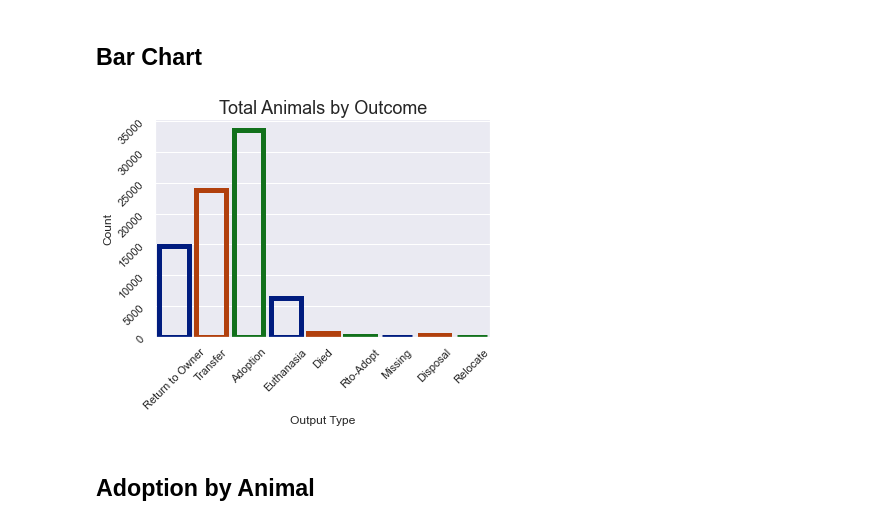
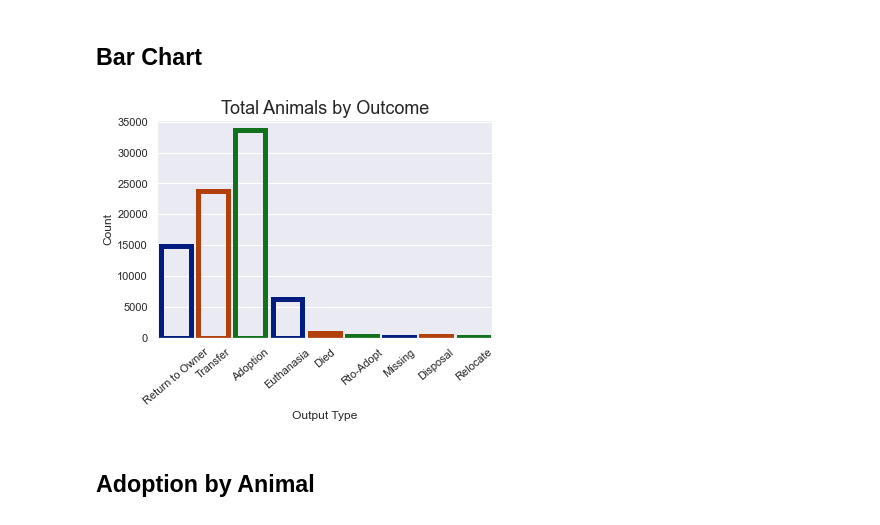
Before and after one commit to hookjamesa/austin_animal_shelter_analysis, a Jupyter notebook: visual_analysis.ipynb, the cells around one changed output. Drawn from its saved outputs; the diff is of its cells as text; code cells hidden in the pictures.

```diff
--- a/visual_analysis.ipynb
+++ b/visual_analysis.ipynb
@@ -90,7 +90,7 @@ dtype: int64
 # Filtering
 df = new_df.filter(["animal_type", "age_upon_outcome", "outcome_type", "sex_upon_outcome", "age_upon_outcome_years",
                     "age_upon_intake_years", "outcome_weekday", "intake_condition", "intake_type",
-                     "time_in_shelter_days"])
+                     "time_in_shelter_days", "outcome_month"])
 df.head()
 # %% [output]
 |  | animal_type | age_upon_outcome | outcome_type | sex_upon_outcome | age_upon_outcome_years | ... |
@@ -166,16 +166,16 @@ plt.ylabel('Age Upon Intake', fontsize=12);
 # %%
 # Outcome of Animals
 ax = sns.countplot(x="outcome_type", data=df,
                    facecolor=(0, 0, 0, 0),
                    linewidth=5,
                    edgecolor=sns.color_palette("dark", 3))
 
-ax.tick_params(labelrotation=45)
+plt.xticks(rotation=40)
 plt.title('Total Animals by Outcome', fontsize=18)
 plt.xlabel('Output Type', fontsize=12)
 plt.ylabel('Count', fontsize=12);
 # %% [output]
-[figure, old version]
+[figure, new version]
 # %% [markdown]
 ## Adoption by Animal
 # %%
```
Also changed, not shown: parts of 8 cells of this notebook.
